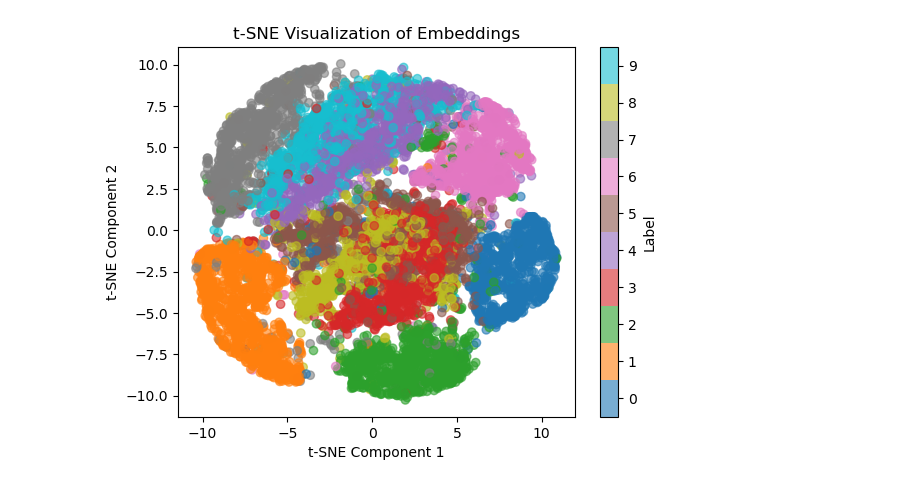
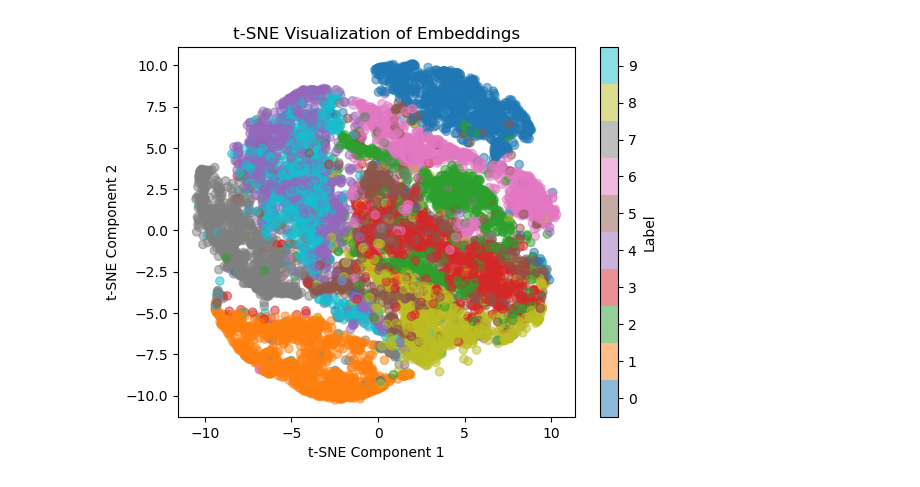
Before and after one commit to RohanGautam/things_from_scratch, a Jupyter notebook: notebooks/vae.ipynb, the cells around one changed output. Drawn from its saved outputs; the diff is of its cells as text; code cells hidden in the pictures.

```diff
--- a/notebooks/vae.ipynb
+++ b/notebooks/vae.ipynb
@@ -133,0 +150,15 @@ trainer.fit(model, train_dataloaders=train_loader, val_dataloaders=val_loader)
+# %%
+model = AE()
+
+
+def weights_init(m):
+    if isinstance(m, nn.Conv2d) or isinstance(m, nn.Linear):
+        torch.nn.init.xavier_uniform_(m.weight)
+        if m.bias is not None:
+            m.bias.data.fill_(0.01)
+
+
+model.apply(weights_init)
+logger = TensorBoardLogger("tb_logs", name="autoencoder")
+trainer = L.Trainer(max_epochs=10, log_every_n_steps=10)
+trainer.fit(model, train_dataloaders=train_loader, val_dataloaders=val_loader)
@@ -169,30 +232,30 @@ tsne_results = tsne.fit_transform(embs)
 # %%
 num_classes = len(np.unique(labels))
 # Define a colormap with discrete colors
-cmap = plt.cm.get_cmap("tab10", num_classes)
+cmap = plt.colormaps["tab10"]
 
 # Create the scatter plot
 scatter = plt.scatter(
-    tsne_results[:, 0], tsne_results[:, 1], c=labels, cmap=cmap, alpha=0.6
+    tsne_results[:, 0], tsne_results[:, 1], c=labels, cmap=cmap, alpha=0.5
 )
 
 # Create a colorbar with discrete boundaries
 bounds = np.arange(-0.5, len(np.unique(labels)) + 0.5, 1)  # boundaries for each label
 norm = plt.Normalize(vmin=min(labels) - 0.5, vmax=max(labels) + 0.5)
 cb = plt.colorbar(
     scatter,
     spacing="proportional",
     ticks=np.arange(min(labels), max(labels) + 1),
     boundaries=bounds,
     format="%1i",
     norm=norm,
 )
 cb.set_label("Label")
 
 # Set plot title and labels
 plt.title("t-SNE Visualization of Embeddings")
 plt.xlabel("t-SNE Component 1")
 plt.ylabel("t-SNE Component 2")
 plt.show()
 # %% [output]
-[figure, old version]
+[figure, new version]
```
Also changed, not shown: parts of 22 cells of this notebook.
